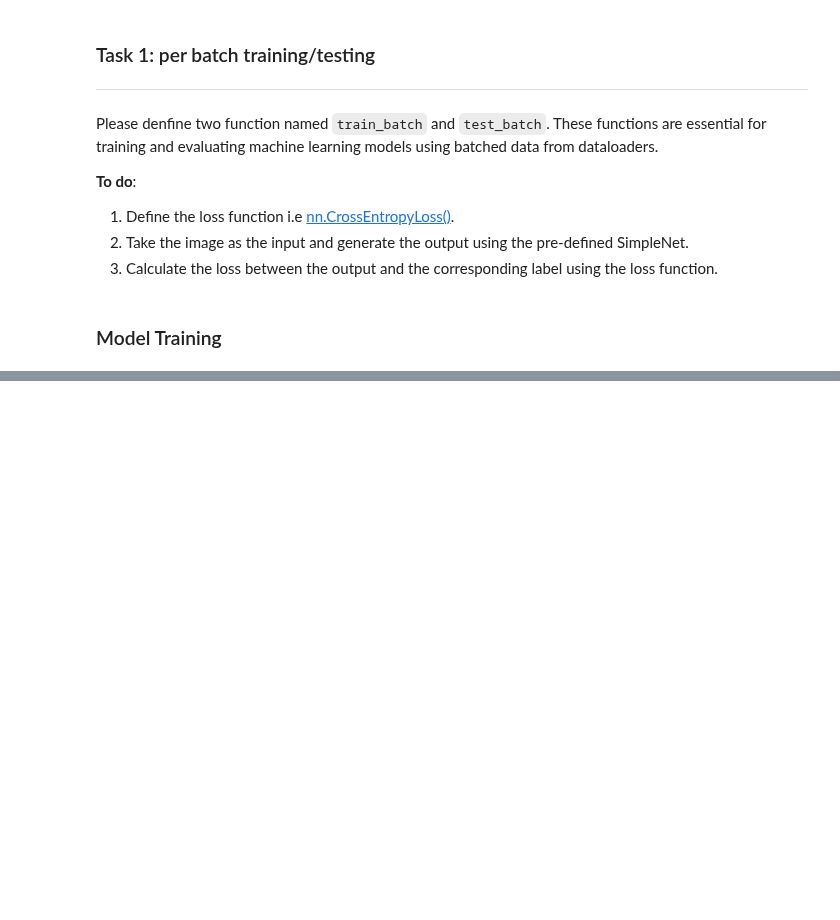
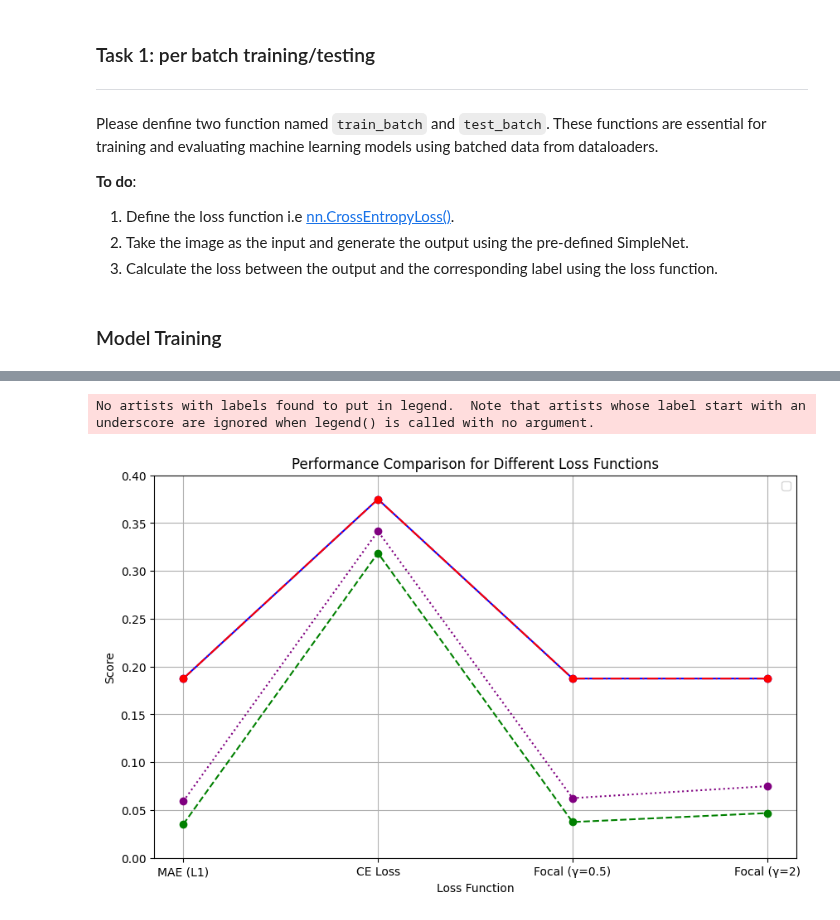
Before and after one commit to SustechSTA303/STA303-Assignment01, a Jupyter notebook: Assignment01.ipynb, the cells around one changed output, grey strips where cells are left out. Cells and saved outputs as stored; diff of their text form; code cells hidden in the pictures; blank space fills up the shorter version.

```diff
--- a/Assignment01.ipynb
+++ b/Assignment01.ipynb
@@ -288,0 +463,48 @@ for i in range(len(class_names)):
+# %%
+accuracy_ce= 0.375
+precision_ce= 0.31875
+recall_ce= 0.375
+f1_ce= 0.34151785714285715
+
+accuracy_mae= 0.1875
+precision_mae= 0.03515625
+recall_mae= 0.1875
+f1_mae= 0.05921052631578947
+
+accuracy_focal_05= 0.1875
+precision_focal_05= 0.037500000000000006
+recall_focal_05= 0.1875
+f1_focal_05= 0.0625
+
+accuracy_focal_2= 0.1875
+precision_focal_2= 0.046875
+recall_focal_2= 0.1875
+f1_focal_2= 0.07500000000000001
+loss_functions = ['MAE (L1)', 'CE Loss', 'Focal (γ=0.5)', 'Focal (γ=2)']
+accuracy_scores = [accuracy_mae, accuracy_ce, accuracy_focal_05, accuracy_focal_2]
+precision_scores = [precision_mae, precision_ce, precision_focal_05, precision_focal_2]
+recall_scores = [recall_mae, recall_ce, recall_focal_05, recall_focal_2]
+f1_scores = [f1_mae, f1_ce, f1_focal_05, f1_focal_2]
+
+# 创建图形
+plt.figure(figsize=(10, 6))
+
+# 添加标题和标签
+plt.xlabel('Loss Function')
+plt.ylabel('Score')
+plt.title('Performance Comparison for Different Loss Functions')
+plt.legend()
+plt.grid(True)
+
+plt.ylim(0, 0.4)  # 设置y轴范围在0到1之间，适应准确度的范围
+
+plt.grid(True)  # 添加网格，可以帮助更清晰地看到数据点
+
+plt.plot(loss_functions, accuracy_scores, marker='o', linestyle='-', color='blue', label='Accuracy')
+plt.plot(loss_functions, precision_scores, marker='o', linestyle='--', color='green', label='Precision')
+plt.plot(loss_functions, recall_scores, marker='o', linestyle='-.', color='red', label='Recall')
+plt.plot(loss_functions, f1_scores, marker='o', linestyle=':', color='purple', label='F1 Score')
+plt.show()
+# %% [output]
+No artists with labels found to put in legend.  Note that artists whose label start with an underscore are ignored when legend() is called with no argument.
+[figure, added]
```
Also changed, not shown: parts of 15 cells of this notebook, 2 other files.
